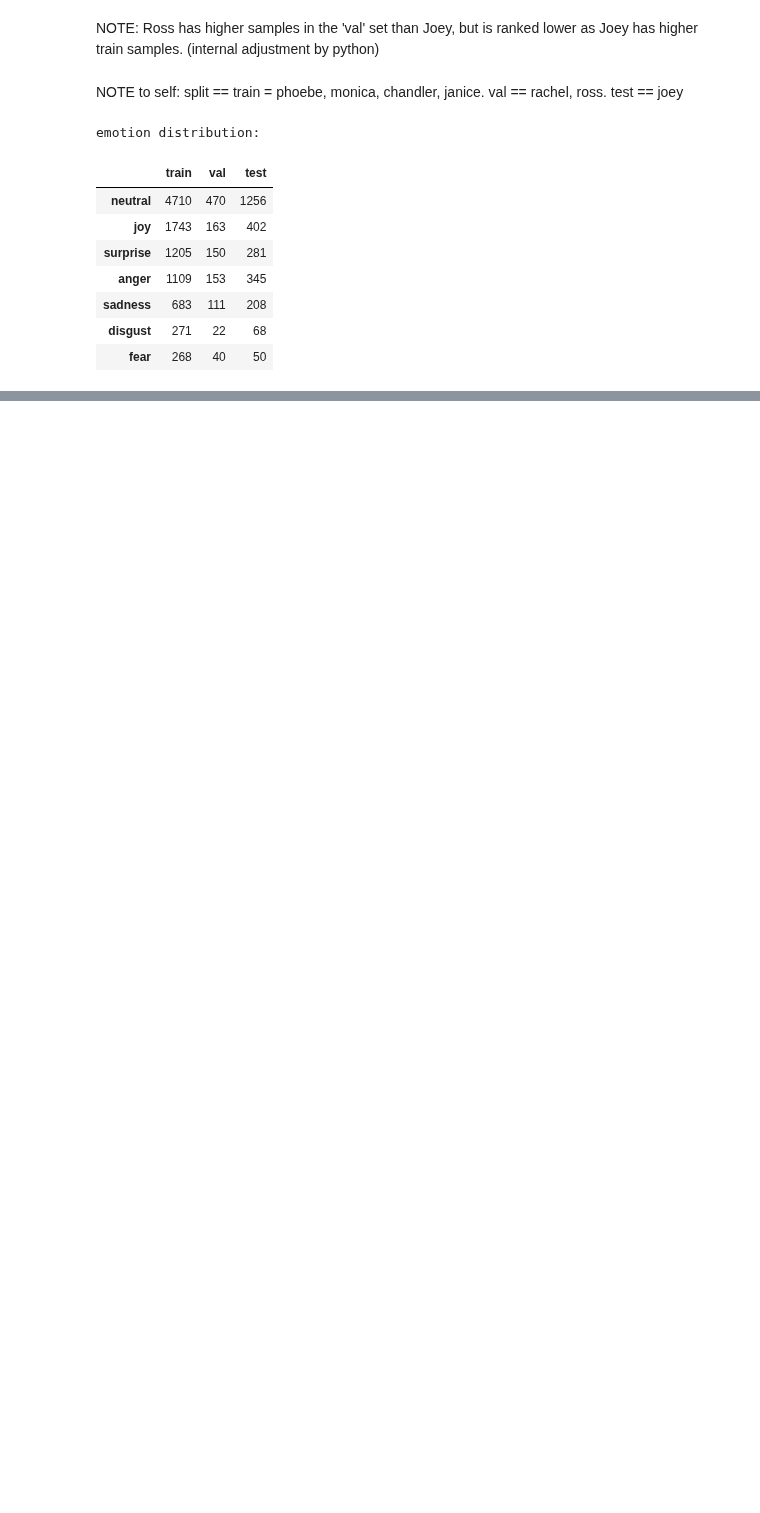
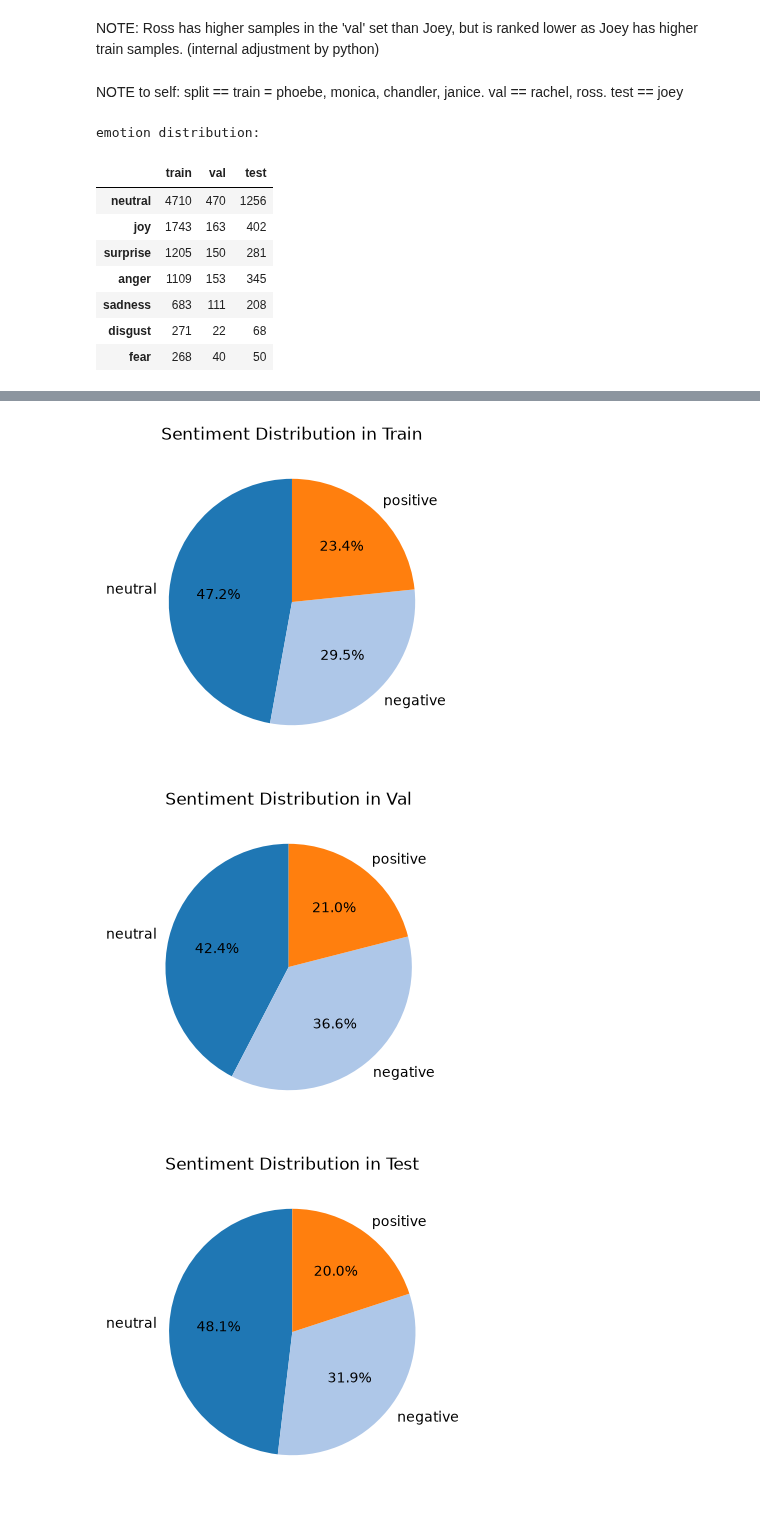
Before and after one commit to shi-kives/multimodal-speech-rep, a Jupyter notebook: src/data/eda.ipynb, the cells around one changed output, grey strips where cells are left out. Drawn from its saved outputs; the diff is of its cells as text; code cells hidden in the pictures; blank space fills up the shorter version.

```diff
--- a/src/data/eda.ipynb
+++ b/src/data/eda.ipynb
@@ -228,0 +337,6 @@ NEED: 'joey': {'neutral': x, 'joy': y...}
+# %%
+print("speaker and their most frequent emotion:")
+
+for speaker in speakers:
+    data = map_emotions[speaker].to_dict()
+    print(f"{speaker}: ", max(data, key = data.get))
@@ -228,0 +352,14 @@ NEED: 'joey': {'neutral': x, 'joy': y...}
+# %%
+print("sentiment distribution: ")
+
+train_sent = dict(Counter(train['Sentiment']).most_common())
+val_sent = dict(Counter(val['Sentiment']).most_common())
+test_sent = dict(Counter(test['Sentiment']).most_common())
+
+sent_distb = pd.DataFrame({
+    'train': train_sent,
+    'val': val_sent,
+    'test': test_sent
+})
+
+sent_distb
@@ -228,0 +372,19 @@ NEED: 'joey': {'neutral': x, 'joy': y...}
+# %%
+for i in ['train', 'val', 'test']:
+    data = sent_distb[i]
+    colors = plt.cm.tab20.colors[: len(sent_distb[i])]
+    plt.figure(figsize=(4, 4))
+    plt.pie(
+        data,
+        labels=data.index,
+        autopct="%1.1f%%",
+        startangle=90,
+        colors=colors,
+    )
+
+    plt.title(f"Sentiment Distribution in {i.capitalize()}")
+    plt.show()
+# %% [output]
+[figure, added]
+[figure, added]
+[figure, added]
```
Also changed, not shown: parts of 29 cells of this notebook.
